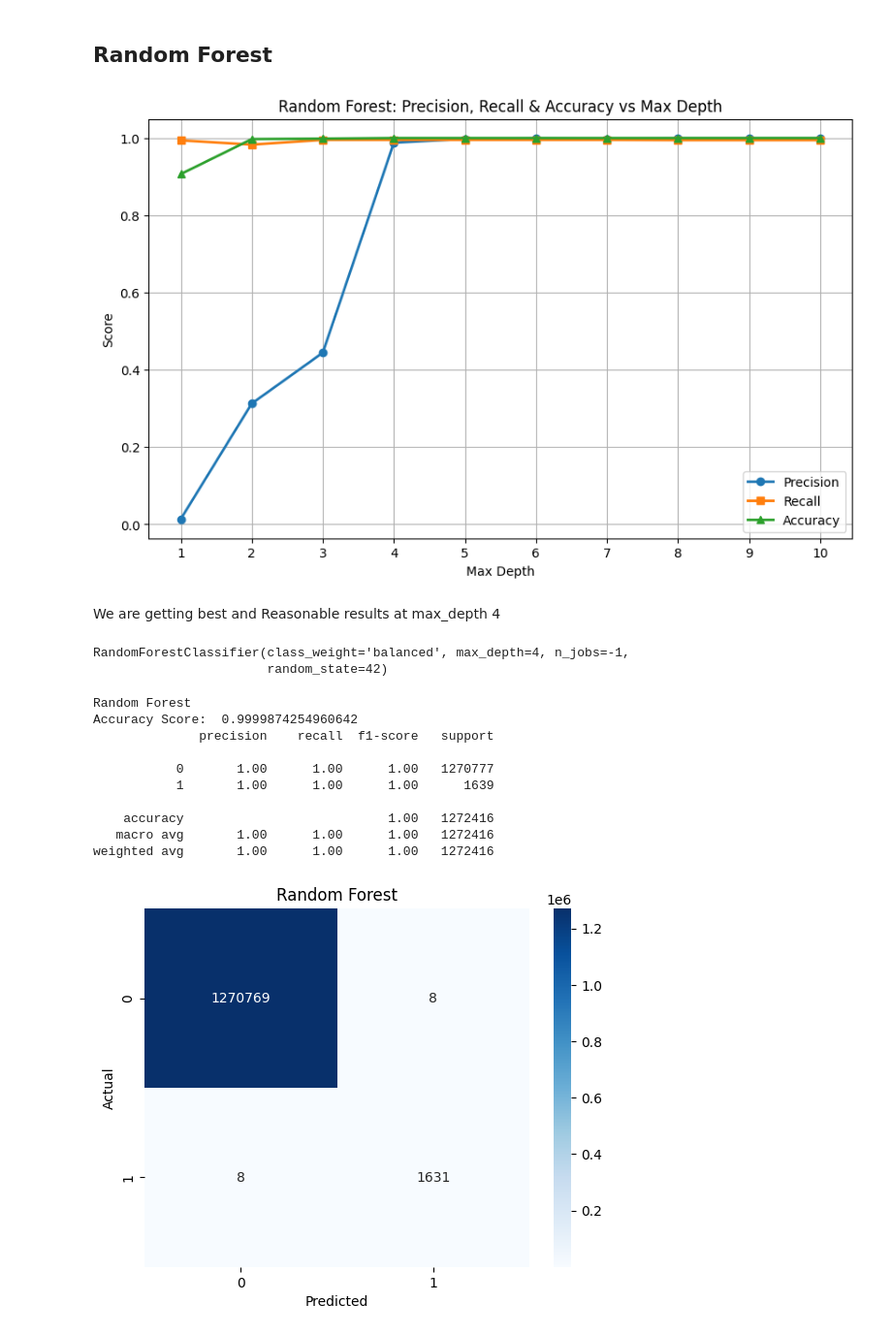
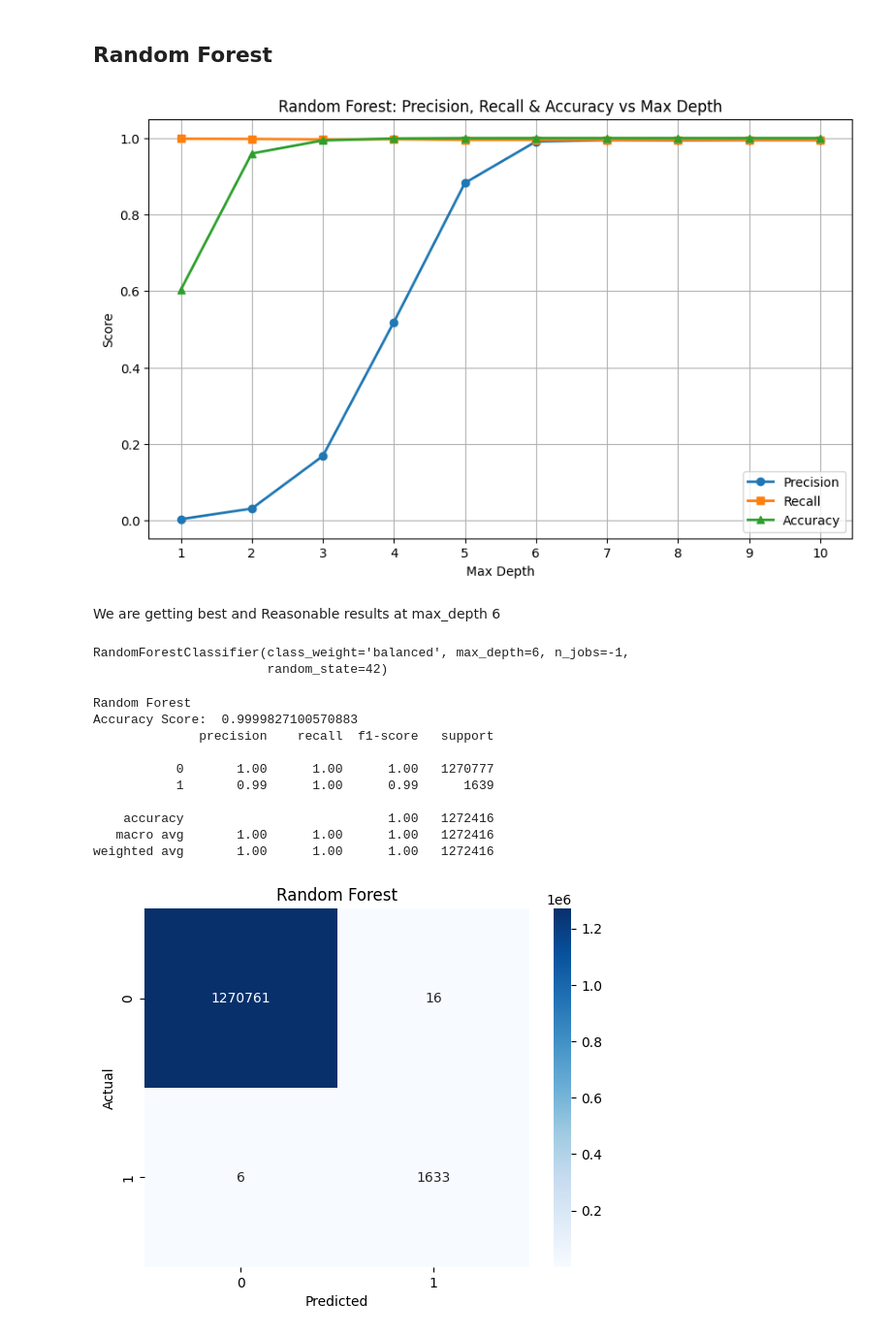
Before and after one commit to ranjanvrma/fraud-detection, a Jupyter notebook: notebook/fraud_detection.ipynb, the cells around one changed output. Shown at 97% size. Cells and saved outputs as stored; diff of their text form; code cells hidden in the pictures.

Commit message:
Finalize fraud detection model with feature engineering, threshold tuning, and Random Forest training

```diff
--- a/notebook/fraud_detection.ipynb
+++ b/notebook/fraud_detection.ipynb
@@ -170,42 +170,43 @@ df
 # %%
 depths = range(1, 11)
 
 precision_scores = []
 recall_scores = []
 accuracy_scores = []
 
 for d in depths:
 
     rf = RandomForestClassifier(criterion='gini', max_depth=d, random_state=42, n_estimators = 30, n_jobs = -1, class_weight='balanced')
+    rf.fit(X_train_small, y_train_small)
 
-    rf.fit(X_train_small, y_train_small)
-    pred_rf = rf.predict(X_test)
+    y_prob = rf.predict_proba(X_test)[:,1]
+    y_pred = (y_prob >= 0.30).astype(int)
 
-    precision_scores.append(precision_score(y_test, pred_rf))
-    recall_scores.append(recall_score(y_test, pred_rf))
-    accuracy_scores.append(accuracy_score(y_test, pred_rf))
+    precision_scores.append(precision_score(y_test, y_pred))
+    recall_scores.append(recall_score(y_test, y_pred))
+    accuracy_scores.append(accuracy_score(y_test, y_pred))
 
 plt.figure(figsize=(10,6))
 
 plt.plot(depths, precision_scores, marker='o', linewidth=2, label='Precision')
 plt.plot(depths, recall_scores, marker='s', linewidth=2, label='Recall')
 plt.plot(depths, accuracy_scores, marker='^', linewidth=2, label='Accuracy')
 
 plt.xlabel("Max Depth")
 plt.ylabel("Score")
 plt.title("Random Forest: Precision, Recall & Accuracy vs Max Depth")
 plt.xticks(depths)
 plt.legend()
 plt.grid(True)
 plt.show()
 # %% [output]
-[figure, old version]
+[figure, new version]
 # %% [markdown]
-We are getting best and Reasonable results at max_depth 4
+We are getting best and Reasonable results at max_depth 6
 # %%
-rf = RandomForestClassifier(criterion='gini', max_depth=4, random_state=42, n_estimators = 100, n_jobs = -1, class_weight='balanced')
+rf = RandomForestClassifier(criterion='gini', max_depth=6, random_state=42, n_estimators = 100, n_jobs = -1, class_weight='balanced')
 rf.fit(X_train_small, y_train_small)
 # %% [output]
-RandomForestClassifier(class_weight='balanced', max_depth=4, n_jobs=-1,
+RandomForestClassifier(class_weight='balanced', max_depth=6, n_jobs=-1,
                        random_state=42)
 # %%
@@ -213,15 +215,15 @@ pred_rf = rf.predict(X_test)
 # %%
 print("Random Forest")
 
-print("Accuracy Score: ", accuracy_score(y_test, pred_rf))
-print(classification_report(y_test, pred_rf))
+print("Accuracy Score: ", accuracy_score(y_test, y_pred))
+print(classification_report(y_test, y_pred))
 # %% [output]
 Random Forest
-Accuracy Score:  0.9999874254960642
+Accuracy Score:  0.9999827100570883
               precision    recall  f1-score   support
 
            0       1.00      1.00      1.00   1270777
-           1       1.00      1.00      1.00      1639
+           1       0.99      1.00      0.99      1639
 
     accuracy                           1.00   1272416
    macro avg       1.00      1.00      1.00   1272416
```
Also changed, not shown: parts of 7 cells of this notebook.
